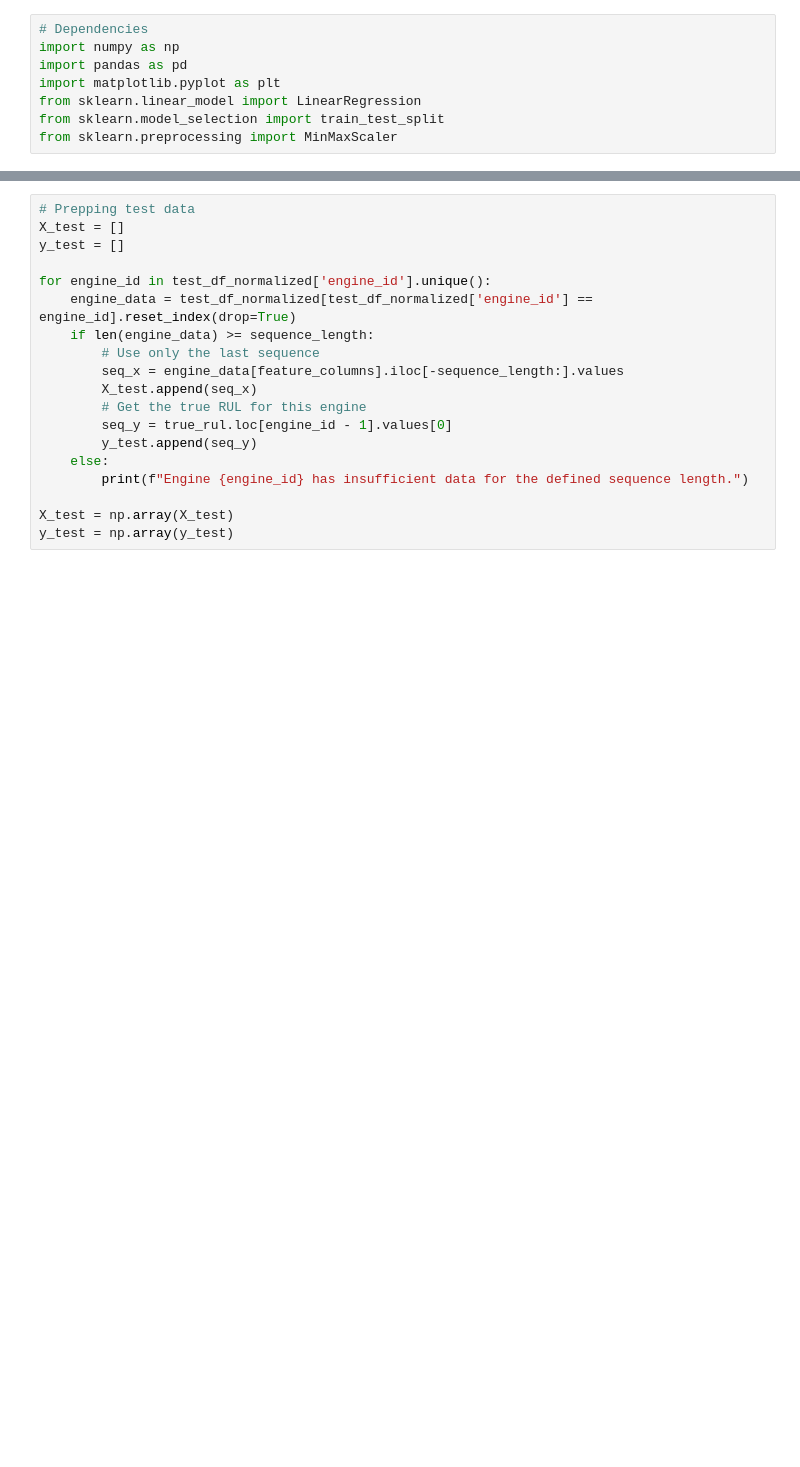
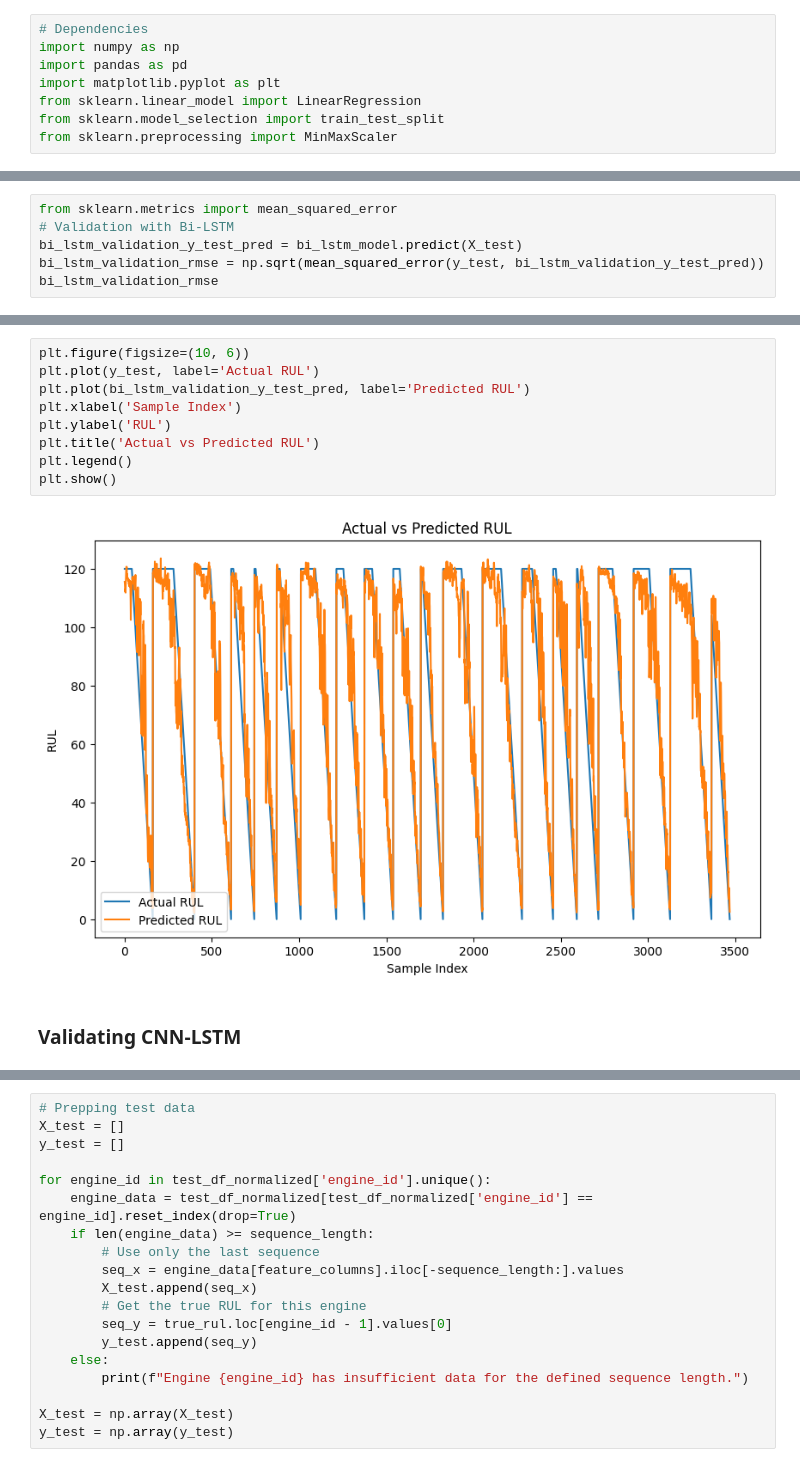
Before and after one commit to sh3ngsh3ng/CMAPSS_GRP_2, a Jupyter notebook: main.ipynb, the cells around one changed output, grey strips where cells are left out. Drawn from its saved outputs; the diff is of its cells as text; blank space fills up the shorter version.

```diff
--- a/main.ipynb
+++ b/main.ipynb
@@ -411,0 +602,6 @@ history = cnn_lstm_model.fit(X, y,
+# %%
+from sklearn.metrics import mean_squared_error
+# Validation with Bi-LSTM
+bi_lstm_validation_y_test_pred = bi_lstm_model.predict(X_test)
+bi_lstm_validation_rmse = np.sqrt(mean_squared_error(y_test, bi_lstm_validation_y_test_pred))
+bi_lstm_validation_rmse
@@ -411,0 +611,13 @@ history = cnn_lstm_model.fit(X, y,
+# %%
+plt.figure(figsize=(10, 6))
+plt.plot(y_test, label='Actual RUL')
+plt.plot(bi_lstm_validation_y_test_pred, label='Predicted RUL')
+plt.xlabel('Sample Index')
+plt.ylabel('RUL')
+plt.title('Actual vs Predicted RUL')
+plt.legend()
+plt.show()
+# %% [output]
+[figure, added]
+# %% [markdown]
+### Validating CNN-LSTM
```
Also changed, not shown: parts of 121 cells of this notebook, 8 other files.
